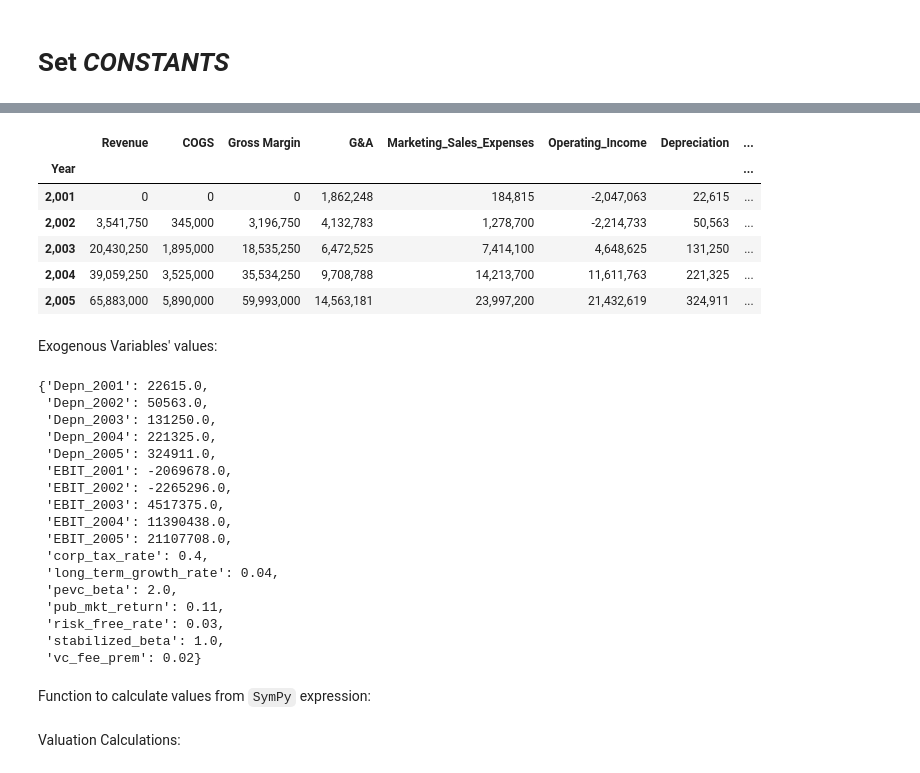
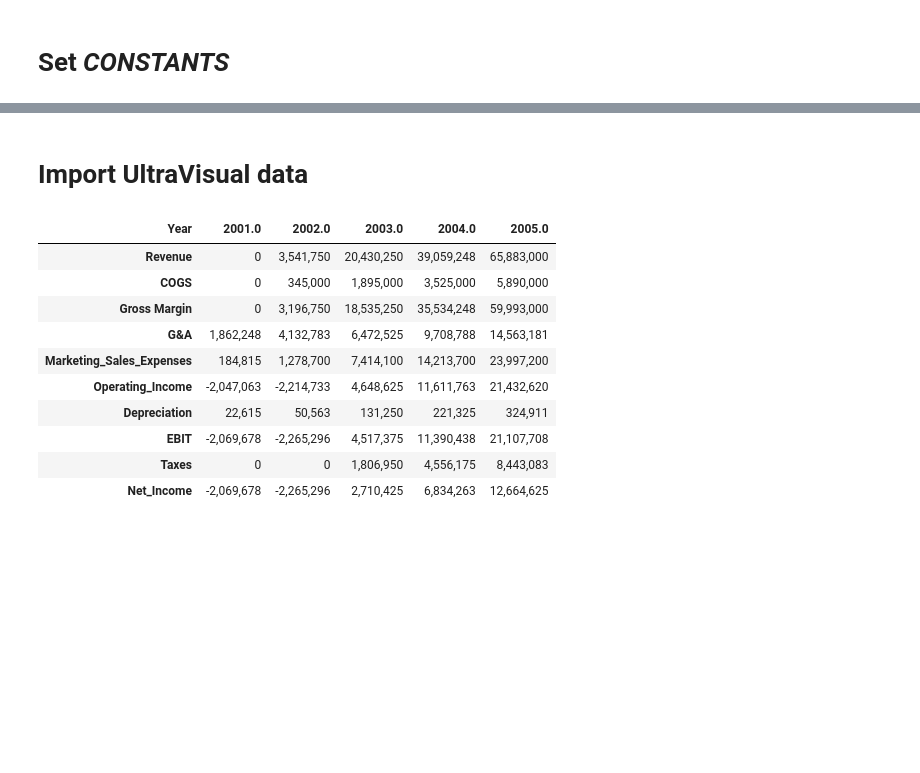
Before and after one commit to TheVinhLuong102/ChicagoBooth-EntrepreneurialFinancePrivateEquity, a Jupyter notebook: UltraVisual Medical Systems/UltraVisual Medical Systems.ipynb, the cells around one changed output, grey strips where cells are left out. Drawn from its saved outputs; the diff is of its cells as text; code cells hidden in the pictures; blank space fills up the shorter version.

Commit message:
update UltraVisual workbook

```diff
--- a/UltraVisual Medical Systems/UltraVisual Medical Systems.ipynb
+++ b/UltraVisual Medical Systems/UltraVisual Medical Systems.ipynb
@@ -197,58 +70,23 @@ Import data:
+# %% [markdown]
+# Import UltraVisual data
 # %%
 ultra_visual_data_df = \
     pandas.read_csv(
         'data/UltraVisual.csv',
         index_col='Year',
-        dtype=float)
+        dtype=numpy.float32)
 
 pandas.options.display.float_format = '{:,.0f}'.format
-ultra_visual_data_df
+ultra_visual_data_df.T
 # %% [output]
-|  | Revenue | COGS | Gross Margin | G&A | Marketing_Sales_Expenses | Operating_Income | Depreciation | ... |
-| Year |  |  |  |  |  |  |  | ... |
-| 2,001 | 0 | 0 | 0 | 1,862,248 | 184,815 | -2,047,063 | 22,615 | ... |
-| 2,002 | 3,541,750 | 345,000 | 3,196,750 | 4,132,783 | 1,278,700 | -2,214,733 | 50,563 | ... |
-| 2,003 | 20,430,250 | 1,895,000 | 18,535,250 | 6,472,525 | 7,414,100 | 4,648,625 | 131,250 | ... |
-| 2,004 | 39,059,250 | 3,525,000 | 35,534,250 | 9,708,788 | 14,213,700 | 11,611,763 | 221,325 | ... |
-| 2,005 | 65,883,000 | 5,890,000 | 59,993,000 | 14,563,181 | 23,997,200 | 21,432,619 | 324,911 | ... |
+| Year | 2001.0 | 2002.0 | 2003.0 | 2004.0 | 2005.0 |
+| Revenue | 0 | 3,541,750 | 20,430,250 | 39,059,248 | 65,883,000 |
+| COGS | 0 | 345,000 | 1,895,000 | 3,525,000 | 5,890,000 |
+| Gross Margin | 0 | 3,196,750 | 18,535,250 | 35,534,248 | 59,993,000 |
+| G&A | 1,862,248 | 4,132,783 | 6,472,525 | 9,708,788 | 14,563,181 |
+| Marketing_Sales_Expenses | 184,815 | 1,278,700 | 7,414,100 | 14,213,700 | 23,997,200 |
+| Operating_Income | -2,047,063 | -2,214,733 | 4,648,625 | 11,611,763 | 21,432,620 |
+| Depreciation | 22,615 | 50,563 | 131,250 | 221,325 | 324,911 |
+| EBIT | -2,069,678 | -2,265,296 | 4,517,375 | 11,390,438 | 21,107,708 |
+| Taxes | 0 | 0 | 1,806,950 | 4,556,175 | 8,443,083 |
+| Net_Income | -2,069,678 | -2,265,296 | 2,710,425 | 6,834,263 | 12,664,625 |
-# %% [markdown]
-Exogenous Variables' values:
-# %%
-exo_vars_values_dict = \
-    dict(
-        corp_tax_rate=US_CORP_TAX_RATE,
-        risk_free_rate=RISK_FREE_RATE,
-        pub_mkt_return=PUB_MKT_RETURN,
-        vc_fee_prem=VC_FEE_PREM,
-        pevc_beta=PEVC_BETA_FOR_PRO_FORMA_PERIOD,
-        stabilized_beta=PUB_MKT_BETA,
-        long_term_growth_rate=LONG_TERM_GROWTH_RATE)
-
-exo_vars_values_dict.update(
-    dict(
-        zip([i.name for i in EBIT],
-            ultra_visual_data_df.EBIT.tolist()) +
-        zip([i.name for i in Depn],
-            ultra_visual_data_df.Depreciation.tolist())))
-
-pprint(exo_vars_values_dict)
-# %% [output]
-{'Depn_2001': 22615.0,
- 'Depn_2002': 50563.0,
- 'Depn_2003': 131250.0,
- 'Depn_2004': 221325.0,
- 'Depn_2005': 324911.0,
- 'EBIT_2001': -2069678.0,
- 'EBIT_2002': -2265296.0,
- 'EBIT_2003': 4517375.0,
- 'EBIT_2004': 11390438.0,
- 'EBIT_2005': 21107708.0,
- 'corp_tax_rate': 0.4,
- 'long_term_growth_rate': 0.04,
- 'pevc_beta': 2.0,
- 'pub_mkt_return': 0.11,
- 'risk_free_rate': 0.03,
- 'stabilized_beta': 1.0,
- 'vc_fee_prem': 0.02}
-# %% [markdown]
-Function to calculate values from `SymPy` expression:
@@ -261,2 +92,0 @@ def calc(x):
-# %% [markdown]
-Valuation Calculations:
```
Also changed, not shown: parts of 30 cells of this notebook.
